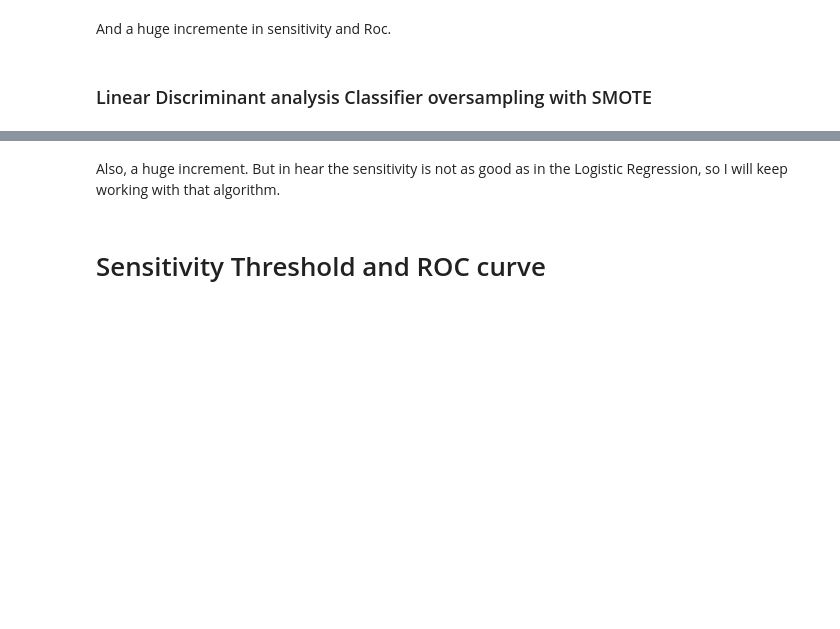
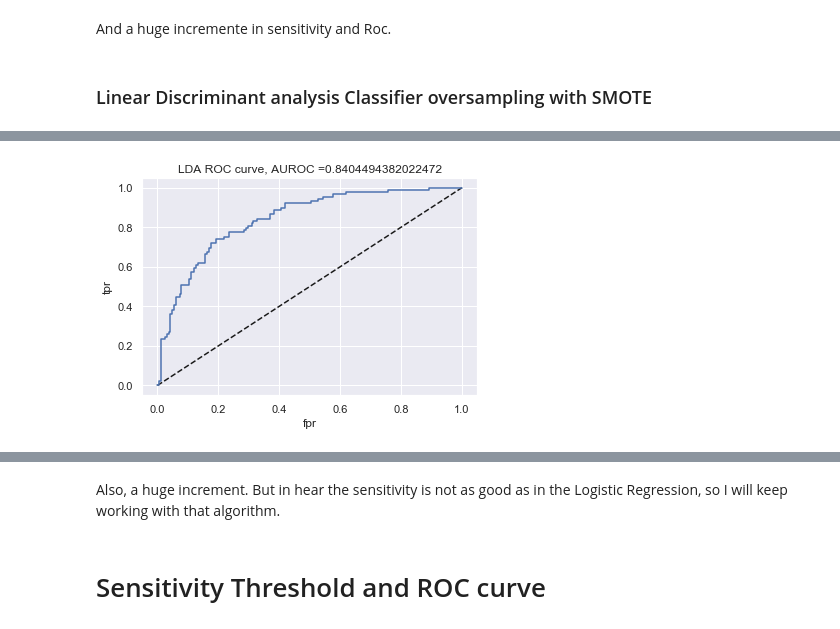
Before and after one commit to SherylHYX/AUROC-vs-AUPRC, a Jupyter notebook: diabetes/a-complete-ml-work-84-roc-auc-Sheryl1020.ipynb, the cells around one changed output, grey strips where cells are left out. Saved outputs shown, nothing was run; the diff lists cells and outputs as text; code cells hidden in the pictures; blank space fills up the shorter version.

Commit message:
diabetes change

```diff
--- a/diabetes/a-complete-ml-work-84-roc-auc-Sheryl1020.ipynb
+++ b/diabetes/a-complete-ml-work-84-roc-auc-Sheryl1020.ipynb
@@ -25,7 +25,7 @@ After that, I will analyze a bit the data and see the distribution. The most imp
 
 Is important to know the answer to those questions, to know the evaluation metrics that we wil use.
 # %%
-diabetes= pd.read_csv("../input/diabetes.csv")
+diabetes= pd.read_csv("diabetes.csv")
 print (diabetes.shape)
 print ("--"*30)
 print (diabetes.info())
@@ -713,0 +1073,92 @@ print('Best Number of components:', grid.best_estimator_.get_params()['clf__n_co
+# %%
+# added by Sheryl
+def Find_Optimal_Cutoff(target, predicted):
+    """ Find the optimal probability cutoff point for a classification model related to event rate
+    Parameters
+    ----------
+    target : Matrix with dependent or target data, where rows are observations
+
+    predicted : Matrix with predicted data, where rows are observations
+
+    Returns
+    -------
+    list type, with optimal cutoff value
+
+    """
+    fpr, tpr, threshold = roc_curve(target, predicted)
+    i = np.arange(len(tpr))
+    roc = pd.DataFrame({'tf' : pd.Series(tpr-(1-fpr), index=i), 'threshold' : pd.Series(threshold, index=i)})
+    roc_t = roc.ix[(roc.tf-0).abs().argsort()[:1]]
+
+    return list(roc_t['threshold'])
+
+X_train, X_test, y_train, y_test = train_test_split(
+    X, y, test_size=0.33, random_state=444, stratify=y)
+
+pipe2 = Pipeline([
+    ('oversample', SMOTE(random_state=444)),
+    ('clf', LinearDiscriminantAnalysis())])
+
+skf2 = StratifiedKFold(n_splits=10)
+param_grid = {'clf__n_components': [1]}
+grid = GridSearchCV(pipe2, param_grid, return_train_score=False,
+                    n_jobs=-1, scoring="roc_auc", cv=skf2)
+LDA=grid.fit(X_train, y_train)
+grid.score(X_test, y_test)
+# View best hyperparameters
+prediction8= LDA.predict(X_test)
+confusion2= metrics.confusion_matrix(y_test, prediction8)
+TP = confusion2[1, 1]
+TN = confusion2[0, 0]
+FP = confusion2[0, 1]
+FN = confusion2[1, 0]
+from sklearn.metrics import roc_curve
+y_pred_proba =LDA.predict_proba(X_test)[:,1]
+fpr, tpr, thresholds = roc_curve(y_test, y_pred_proba)
+#Area under ROC curve
+from sklearn.metrics import roc_auc_score
+auroc = roc_auc_score(y_test,y_pred_proba)
+plt.plot([0,1],[0,1],'k--')
+plt.plot(fpr,tpr, label='LDA')
+plt.xlabel('fpr')
+plt.ylabel('tpr')
+title_name = 'LDA ROC curve, AUROC ='+str(auroc)
+plt.title(title_name)
+plt.savefig('LDA ROC curve.png')
+plt.show()
+print('AUROC = ',auroc)
+from sklearn.metrics import precision_recall_curve
+precision, recall, thresholds = precision_recall_curve(y_test,y_pred_proba)
+from sklearn.metrics import auc
+auprc = auc(recall, precision)
+plt.plot([1,0],[0,1],'k--')
+plt.plot(recall,precision, label='LDA')
+plt.xlabel('recall')
+plt.ylabel('precision')
+title_name = 'LDA PRC curve, AUPRC ='+str(auprc)
+plt.title(title_name)
+plt.savefig('LDA PRC curve.png')
+plt.show()
+print('AUPRC = ',auprc)
+threshold = Find_Optimal_Cutoff(y_test,y_pred_proba)
+from sklearn.metrics import accuracy_score
+y_pred = y_pred_proba>threshold
+accuracy = accuracy_score(y_test, y_pred)
+
+# report of scores
+print('AUROC = ',auroc,', AUPRC = ',auprc,'. Best threshold for ROC = ',threshold[0], ', accuracy is then ',accuracy,'.')
+# end of sections added by Sheryl
+print ("SMOTE roc auc score: ", "\n", metrics.roc_auc_score(y_test,prediction8))
+print ("--"*30)
+print ("SMOTE matrix confusion: ", "\n",metrics.confusion_matrix(y_test,prediction8))
+print ("--"*30)
+print ("SMOTE sensitivity: ", TP / float(FN + TP))
+print ("--"*30)
+print ("SMOTE model specificity: ", TN / (TN + FP))
+print ("__"*30)
+print ("SMOTE model accuracy: ", metrics.accuracy_score(y_test,prediction8))
+print ("--"*30)
+
+print('Best Number of components:', grid.best_estimator_.get_params()['clf__n_components'])
+# %% [output]
+[figure, added]
```
Also changed, not shown: parts of 60 cells of this notebook, 4 other files.
